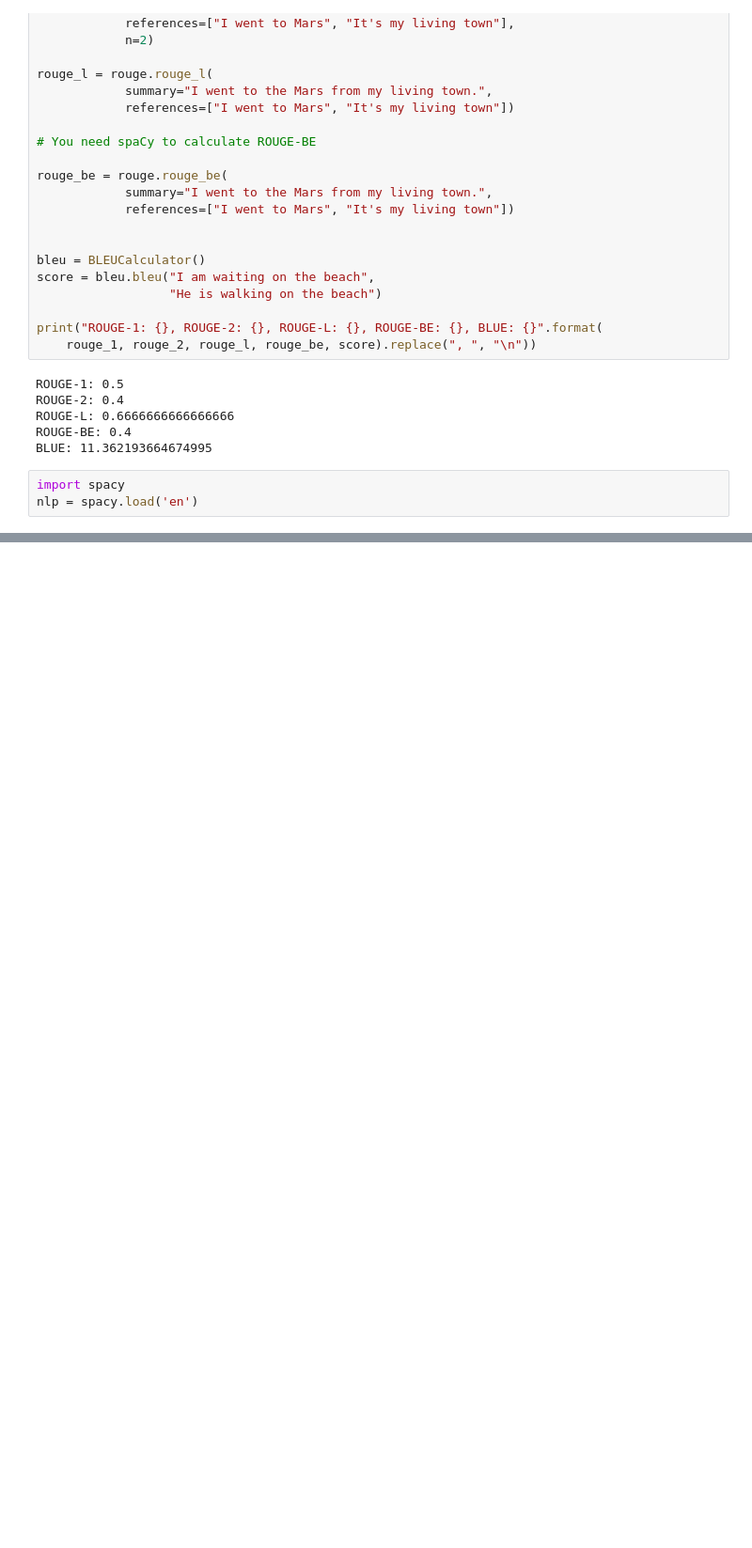
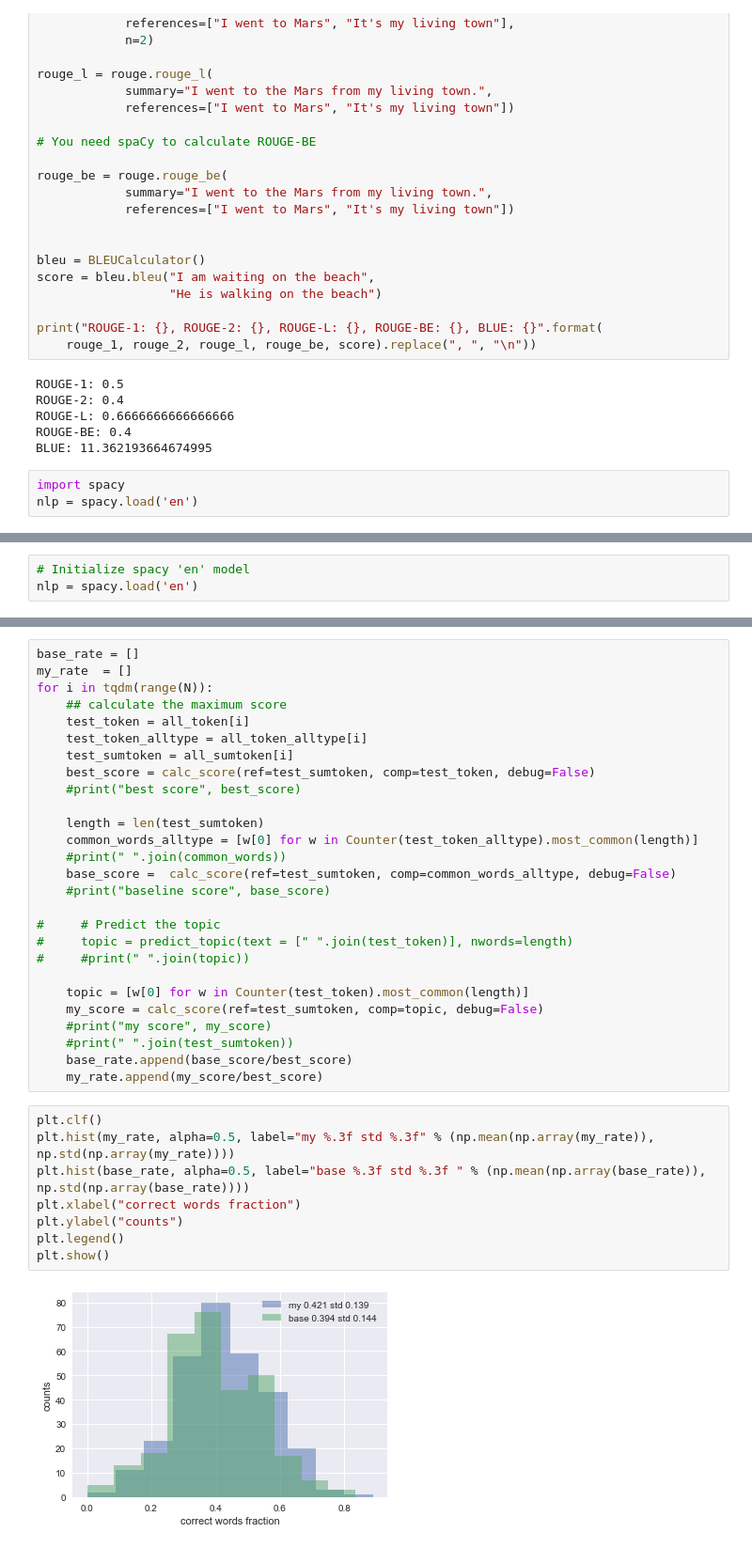
Before and after one commit to tongbaojia/Insight, a Jupyter notebook: Project/Text_to_Suammary.ipynb, the cells around one changed output, grey strips where cells are left out. Shown at 94% size. Cells and saved outputs as stored; diff of their text form; blank space fills up the shorter version.

```diff
--- a/Project/Text_to_Suammary.ipynb
+++ b/Project/Text_to_Suammary.ipynb
@@ -368,0 +531,3 @@ tensor([[-0.1442, -2.2881, -3.4176],
+# %%
+# Initialize spacy 'en' model
+nlp = spacy.load('en')
@@ -368,0 +630,37 @@ tensor([[-0.1442, -2.2881, -3.4176],
+# %%
+base_rate = []
+my_rate  = []
+for i in tqdm(range(N)):
+    ## calculate the maximum score
+    test_token = all_token[i]
+    test_token_alltype = all_token_alltype[i]
+    test_sumtoken = all_sumtoken[i]
+    best_score = calc_score(ref=test_sumtoken, comp=test_token, debug=False)
+    #print("best score", best_score)
+
+    length = len(test_sumtoken)
+    common_words_alltype = [w[0] for w in Counter(test_token_alltype).most_common(length)]
+    #print(" ".join(common_words))
+    base_score =  calc_score(ref=test_sumtoken, comp=common_words_alltype, debug=False)
+    #print("baseline score", base_score)
+
+#     # Predict the topic
+#     topic = predict_topic(text = [" ".join(test_token)], nwords=length)
+#     #print(" ".join(topic))
+
+    topic = [w[0] for w in Counter(test_token).most_common(length)]
+    my_score = calc_score(ref=test_sumtoken, comp=topic, debug=False)
+    #print("my score", my_score)
+    #print(" ".join(test_sumtoken))
+    base_rate.append(base_score/best_score)
+    my_rate.append(my_score/best_score)
+# %%
+plt.clf()
+plt.hist(my_rate, alpha=0.5, label="my %.3f std %.3f" % (np.mean(np.array(my_rate)), np.std(np.array(my_rate))))
+plt.hist(base_rate, alpha=0.5, label="base %.3f std %.3f " % (np.mean(np.array(base_rate)), np.std(np.array(base_rate))))
+plt.xlabel("correct words fraction")
+plt.ylabel("counts")
+plt.legend()
+plt.show()
+# %% [output]
+[figure, added]
```
Also changed, not shown: parts of 43 cells of this notebook, 7 other files.
